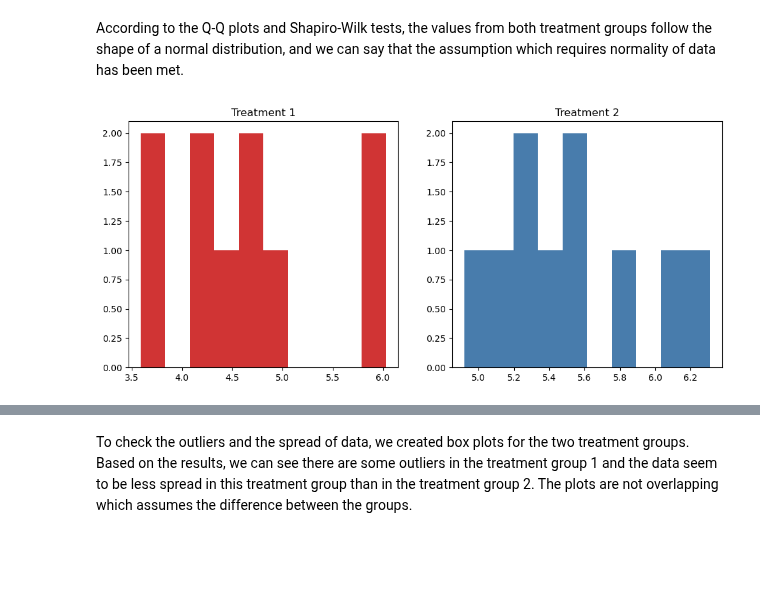
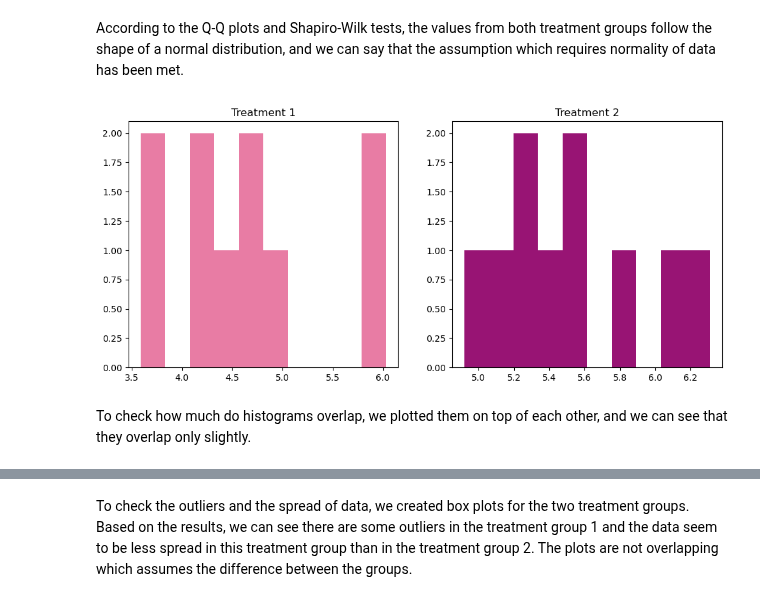
Before and after one commit to Tanja888/applied_statistics, a Jupyter notebook: project.ipynb, the cells around one changed output, grey strips where cells are left out. Saved outputs shown, nothing was run; the diff lists cells and outputs as text; code cells hidden in the pictures; blank space fills up the shorter version.

```diff
--- a/project.ipynb
+++ b/project.ipynb
@@ -199,13 +199,15 @@ According to the Q-Q plots and Shapiro-Wilk tests, the values from both treatmen
 # %%
 # Plot histograms next to each other for easier comparison
 fig, ax = plt.subplots(1, 2, figsize=(12, 5))
 
 # Dried weight of plants with treatment 1
-ax[0].hist(trt1_group, bins=10, color='#d03434')
+ax[0].hist(trt1_group, bins=10, color='#e87ca4')
 ax[0].set_title('Treatment 1')
 
 # Dried weight of plants with treatment 2
-ax[1].hist(trt2_group, bins=10, color='#487cac')
+ax[1].hist(trt2_group, bins=10, color='#981474')
 ax[1].set_title('Treatment 2');
 # %% [output]
-[figure, old version]
+[figure, new version]
+# %% [markdown]
+To check how much do histograms overlap, we plotted them on top of each other, and we can see that they overlap only slightly.
```
Also changed, not shown: parts of 19 cells of this notebook.
